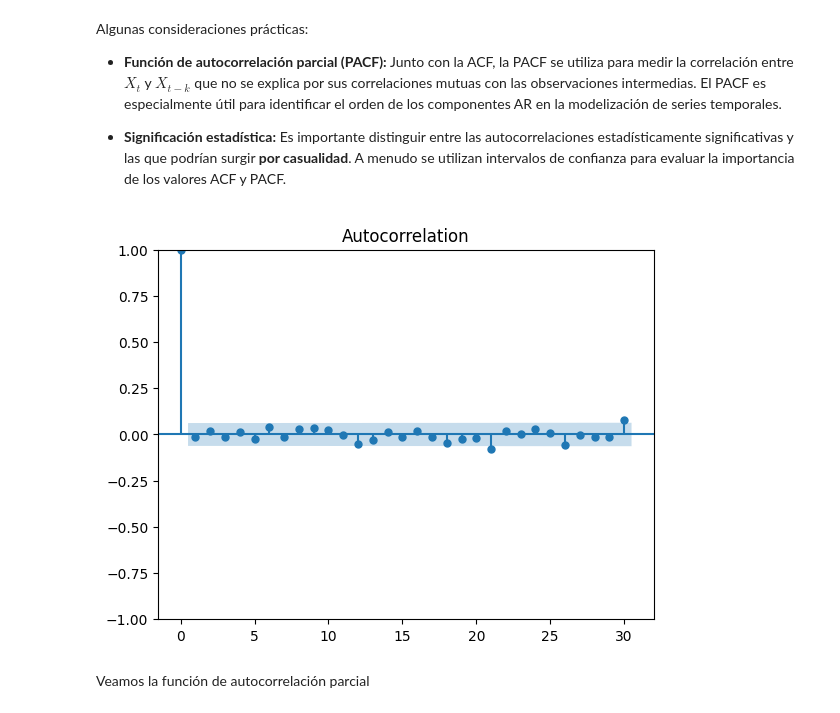
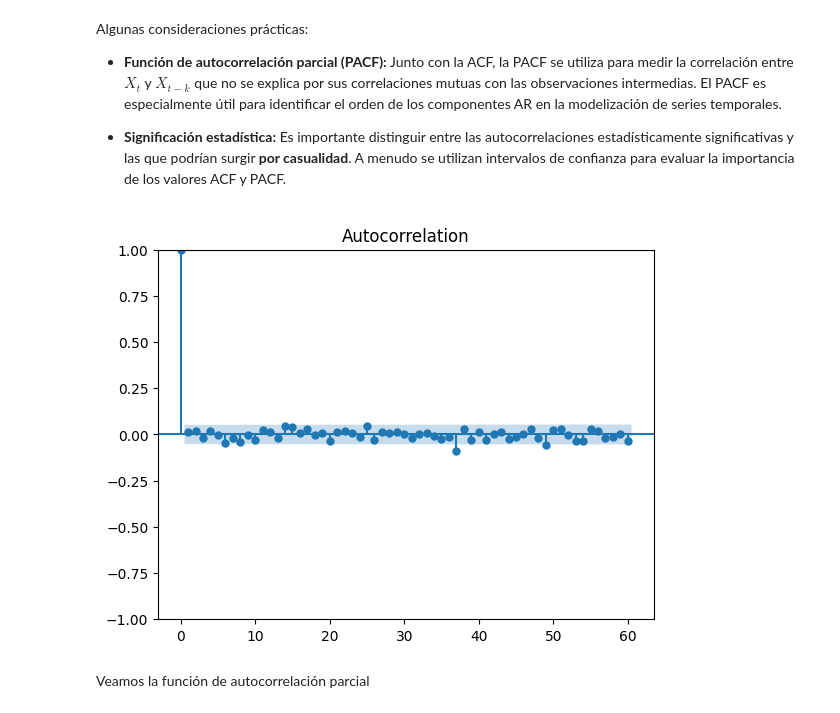
Before and after one commit to contepablod/ML_Bourbaki, a Jupyter notebook: Semana4/intro_series_tiempo.ipynb, the cells around one changed output. Cells and saved outputs as stored; diff of their text form; code cells hidden in the pictures.

```diff
--- a/Semana4/intro_series_tiempo.ipynb
+++ b/Semana4/intro_series_tiempo.ipynb
@@ -155,10 +155,10 @@ Algunas consideraciones prácticas:
 
 * **Significación estadística:** Es importante distinguir entre las autocorrelaciones estadísticamente significativas y las que podrían surgir **por casualidad**. A menudo se utilizan intervalos de confianza para evaluar la importancia de los valores ACF y PACF.
 # %%
-plot_acf(white_noise, alpha=0.05, lags=30)
+plot_acf(white_noise, alpha=0.1, lags=60)
 plt.show()
 # %% [output]
-[figure, old version]
+[figure, new version]
 # %% [markdown]
 Veamos la función de autocorrelación parcial
 # %%
```
Also changed, not shown: parts of 28 cells of this notebook, 1 other file.
